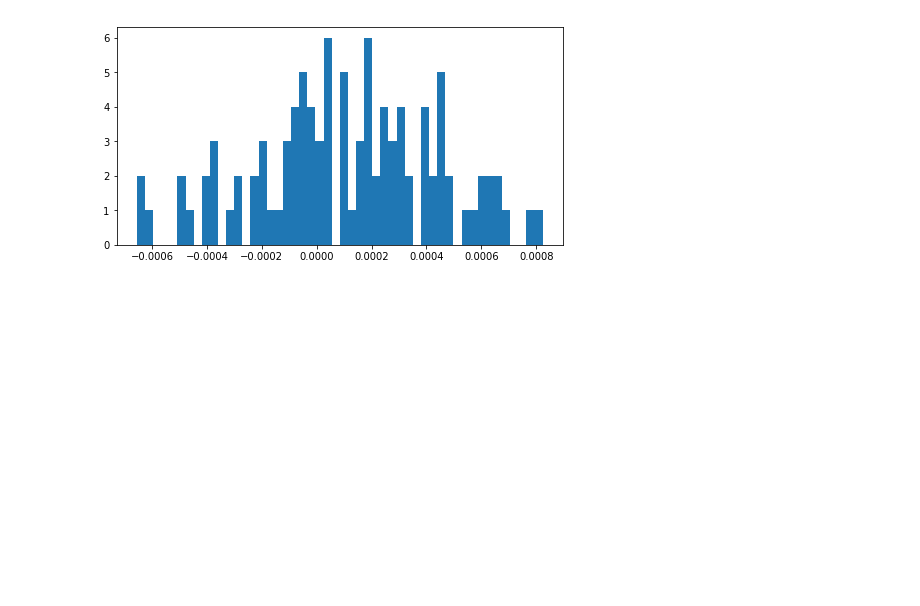
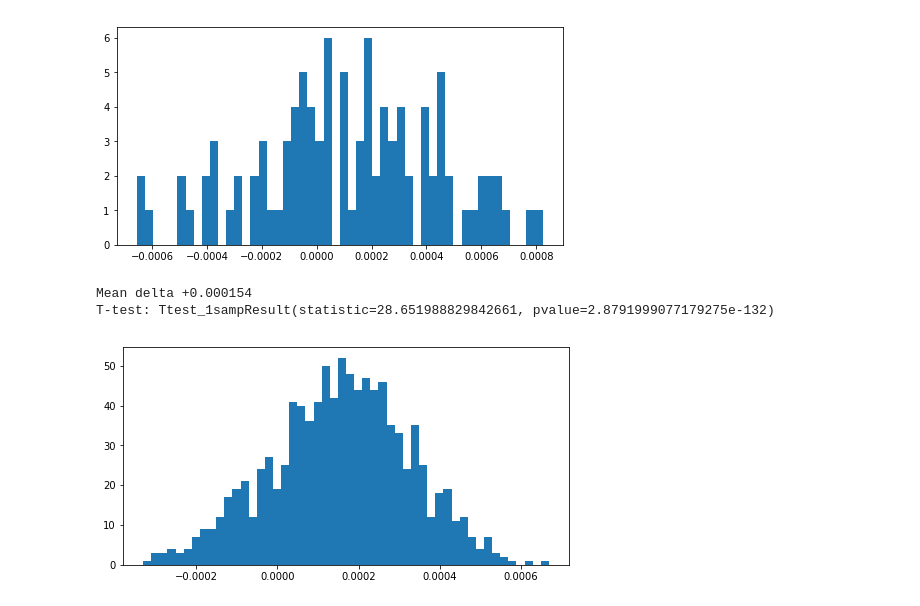
Before and after one commit to lopuhin/kaggle-amazon-2017, a Jupyter notebook: notebooks/heuristics.ipynb, the cells around one changed output. Saved outputs shown, nothing was run; the diff lists cells and outputs as text; code cells hidden in the pictures; blank space fills up the shorter version.

```diff
--- a/notebooks/heuristics.ipynb
+++ b/notebooks/heuristics.ipynb
@@ -102,0 +114,6 @@ print('{:.6f}, {:.6f}'.format(new_score, new_score - original_score))
+# %%
+for delta in [-0.05, -0.10, 0.05]:
+    new_score = f2_score(
+        train_flat,
+        make_bayes_submission.get_df_prediction(sigmoid(logit(valid_pred) + delta)))
+    print('delta={:.2f}, score={:.6f}, delta={:.6f}'.format(delta, new_score, new_score - original_score))
@@ -144,3 +208,20 @@ print('T-test: {}'.format(ttest_1samp(deltas, 0)))
 Mean delta +0.000112
 T-test: Ttest_1sampResult(statistic=3.3712499186743745, pvalue=0.0010683301814363732)
 [figure]
+# %%
+bayes_shifted = make_bayes_submission.get_df_prediction(sigmoid(logit(valid_pred) + 0.1))
+# %%
+deltas = []
+for _ in range(100):
+    for train_ids, valid_ids in KFold(n_splits=10, shuffle=True).split(valid_pred.index):
+        delta = (f2_score(train_flat.iloc[valid_ids], bayes_shifted.iloc[valid_ids]) -
+                 f2_score(train_flat.iloc[valid_ids], valid_pred.iloc[valid_ids] > threshold))
+        deltas.append(delta)
+plt.figure(figsize=(8, 4))
+plt.hist(deltas, bins=50);
+print('Mean delta {:+.6f}'.format(np.mean(deltas)))
+print('T-test: {}'.format(ttest_1samp(deltas, 0)))
+# %% [output]
+Mean delta +0.000154
+T-test: Ttest_1sampResult(statistic=28.651988829842661, pvalue=2.8791999077179275e-132)
+[figure, added]
```
Also changed, not shown: parts of 24 cells of this notebook.
